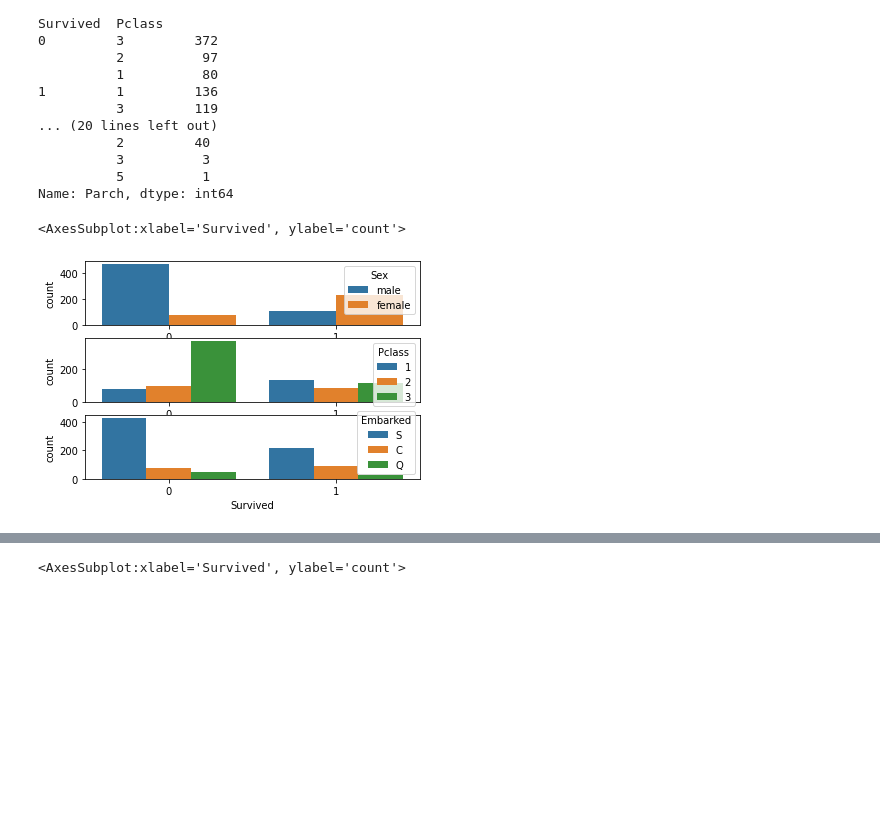
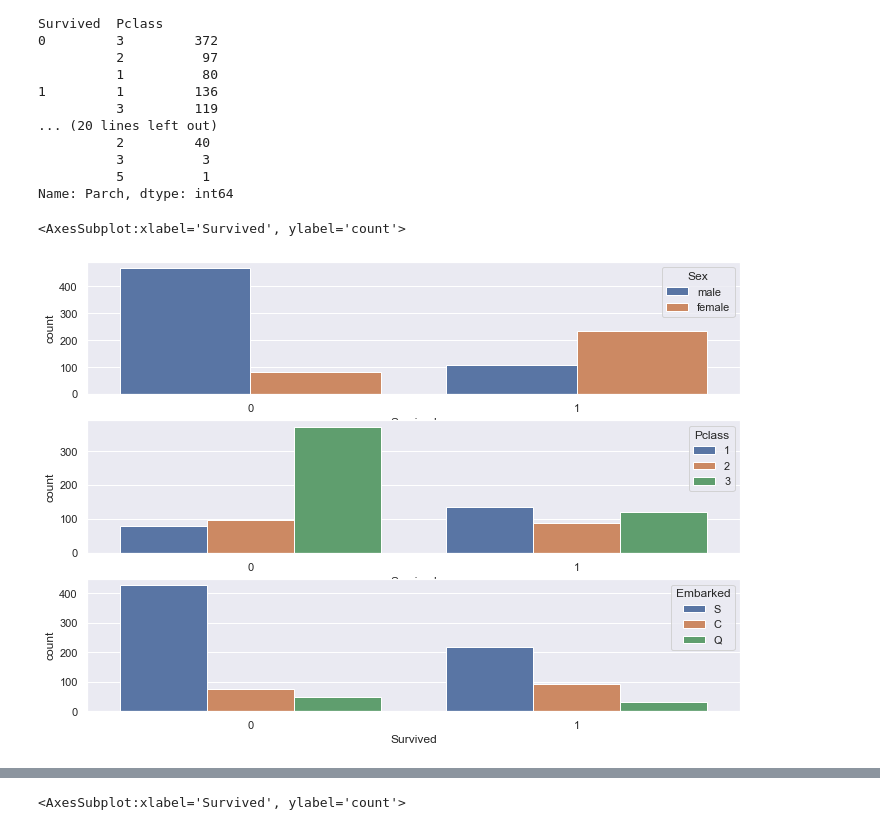
Before and after one commit to Daredeveil/CAB-21, a Jupyter notebook: titanic/titanic_2_5plt.ipynb, the cells around one changed output, grey strips where cells are left out. Cells and saved outputs as stored; diff of their text form; code cells hidden in the pictures; blank space fills up the shorter version.

```diff
--- a/titanic/titanic_2_5plt.ipynb
+++ b/titanic/titanic_2_5plt.ipynb
@@ -88,13 +88,14 @@ Name: Parch, dtype: int64
 # %%
 # Count plot for survivales based on Sex, Pessenger class 'Pclass' and Port of Embarkation 'Embarked'
 
 #plt.figure(figsize=(30,30))
+sns.set(rc={'figure.figsize':(11.7,8.27)})
 fig, ax = plt.subplots(3,1)
 sns.countplot(x='Survived', data=df, hue='Sex', dodge=True, ax=ax[0])
 sns.countplot(x='Survived', data=df, hue='Pclass', dodge=True, ax=ax[1])
 sns.countplot(x='Survived', data=df, hue='Embarked', dodge=True, ax=ax[2])
 # %% [output]
 <AxesSubplot:xlabel='Survived', ylabel='count'>
-[figure, old version]
+[figure, new version]
 # %%
 # Count plot for Pessenger class 'Pclass' based on Sex, Embarked and survival
```
Also changed, not shown: parts of 2 cells of this notebook, 1 other file.
